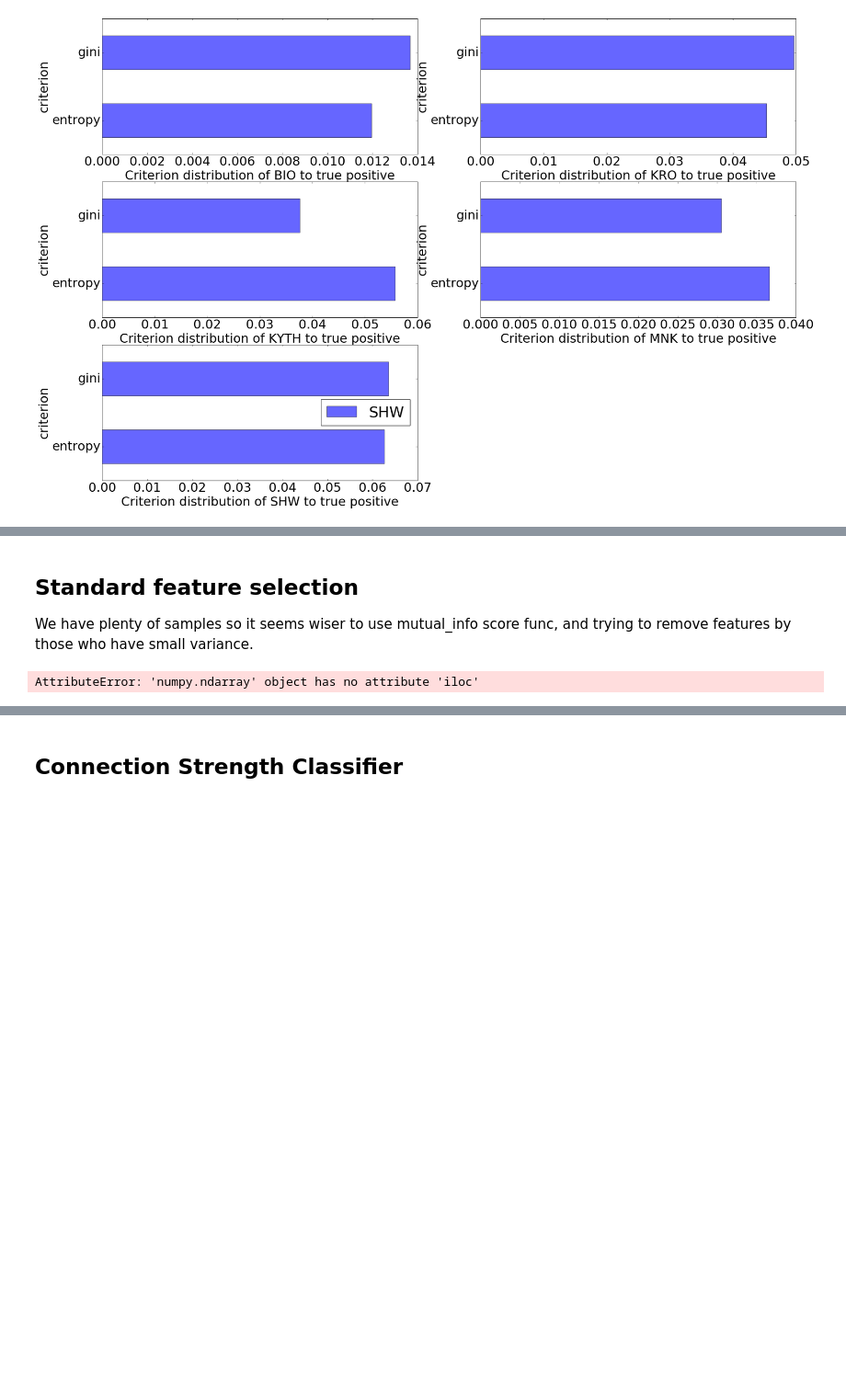
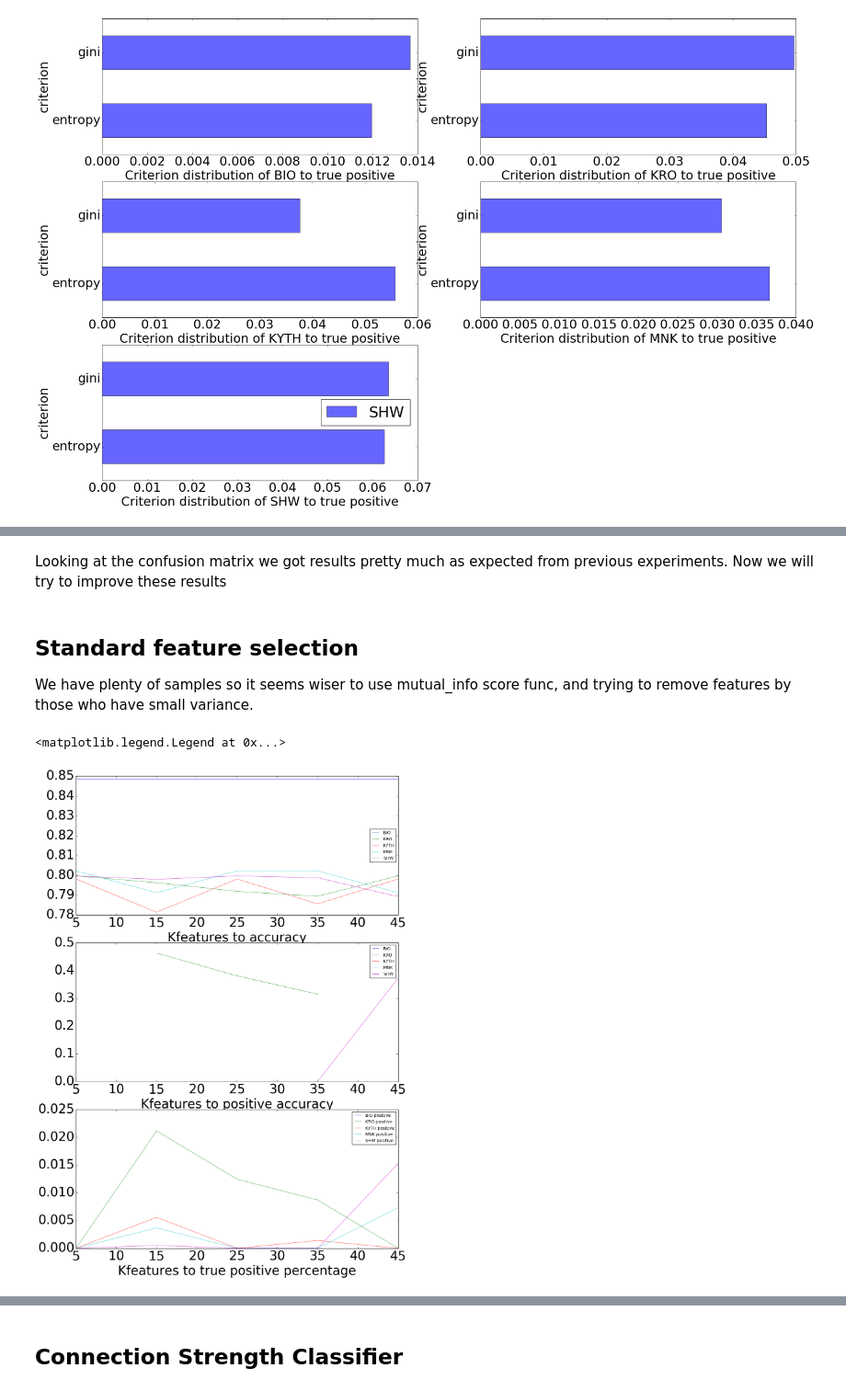
Before and after one commit to eytans/Stockifier, a Jupyter notebook: Decision Tree.ipynb, the cells around one changed output, grey strips where cells are left out. Shown at 92% size. Drawn from its saved outputs; the diff is of its cells as text; code cells hidden in the pictures; blank space fills up the shorter version.

```diff
--- a/Decision Tree.ipynb
+++ b/Decision Tree.ipynb
@@ -476,3 +351,6 @@ print(sum(accs.values()))
+# %% [markdown]
+Looking at the confusion matrix we got results pretty much as expected from previous experiments.
+Now we will try to improve these results
 # %% [markdown]
 ## Standard feature selection
 
@@ -481,12 +359,42 @@ We have plenty of samples so it seems wiser to use mutual_info score func, and t
 from sklearn.feature_selection import SelectKBest, mutual_info_classif
 
 results = []
-for i in range(1, 121, 10):
-    filtered_tree_stocks = [(SelectKBest(score_func=mutual_info_classif, k=i).fit_transform(data, classes), classes) for data, classes in tree_stocks]
-    results.append((i, sum(run_model(DecisionTreeClassifier(), filtered_tree_stocks).values())))
-
-results.sort(key=lambda t: t[1])
-for t in results[:10]:
-    print('{} {}'.format(t[0],t[1]))
+for i in range(5, 50, 10):
+    filtered_tree_stocks = [(pandas.DataFrame(SelectKBest(score_func=mutual_info_classif, k=i).fit_transform(data, classes)), pandas.Series(classes)) for data, classes in tree_stocks]
+    results.append((i, run_model(model, filtered_tree_stocks)))
-# %% [output]
-AttributeError: 'numpy.ndarray' object has no attribute 'iloc'
+# %%
+temp = results
+# %%
+results = []
+for k, acc in temp:
+    for tsn, cm in acc.items():
+        results.append((k, tsn, cm.accuracy, cm.true_acc(), cm.false_acc(), cm.TruePos))
+
+results = pandas.DataFrame(results, columns=('Kfeatures', 'stock', 'accuracy', 'positive acc', 'negative acc', 'true positive'))
+# %%
+plt.rc('font', size=30)
+fig = plt.figure(figsize=(30, 20))
+alpha = 0.6
+
+ax1 = plt.subplot2grid((3,2), (0,0))
+for name, group in results.groupby('stock'):
+    # since we are counting values it makes sense to regularize the counts
+    group.groupby('Kfeatures').agg('mean')['accuracy'].plot(kind='line', label=name, alpha=alpha)
+ax1.set_xlabel('Kfeatures to accuracy')
+plt.legend(loc='best', prop={'size':10})
+
+ax2 = plt.subplot2grid((3,2), (1, 0))
+for name, group in results.groupby('stock'):
+    # since we are counting values it makes sense to regularize the counts
+    group.groupby('Kfeatures').agg('mean')['positive acc'].plot(kind='line', label=name, alpha=alpha)
+ax2.set_xlabel('Kfeatures to positive accuracy')
+plt.legend(loc='best', prop={'size':10})
+
+ax3 = plt.subplot2grid((3,2), (2,0))
+for name, group in results.groupby('stock'):
+    group.replace(np.nan, 0).groupby('Kfeatures').agg('mean')['true positive'].plot(kind='line', label=name+' positive', alpha=alpha)
+ax3.set_xlabel('Kfeatures to true positive percentage')
+plt.legend(loc='best', prop={'size':10})
+# %% [output]
+<matplotlib.legend.Legend at 0x...>
+[figure, added]
```
Also changed, not shown: parts of 32 cells of this notebook.
